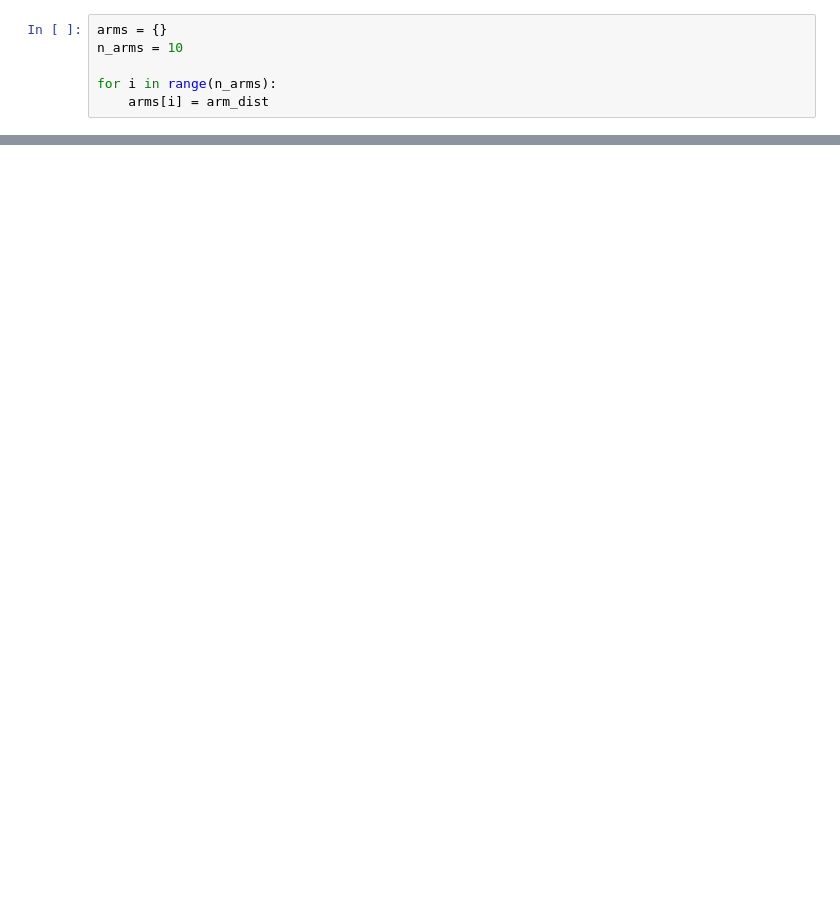
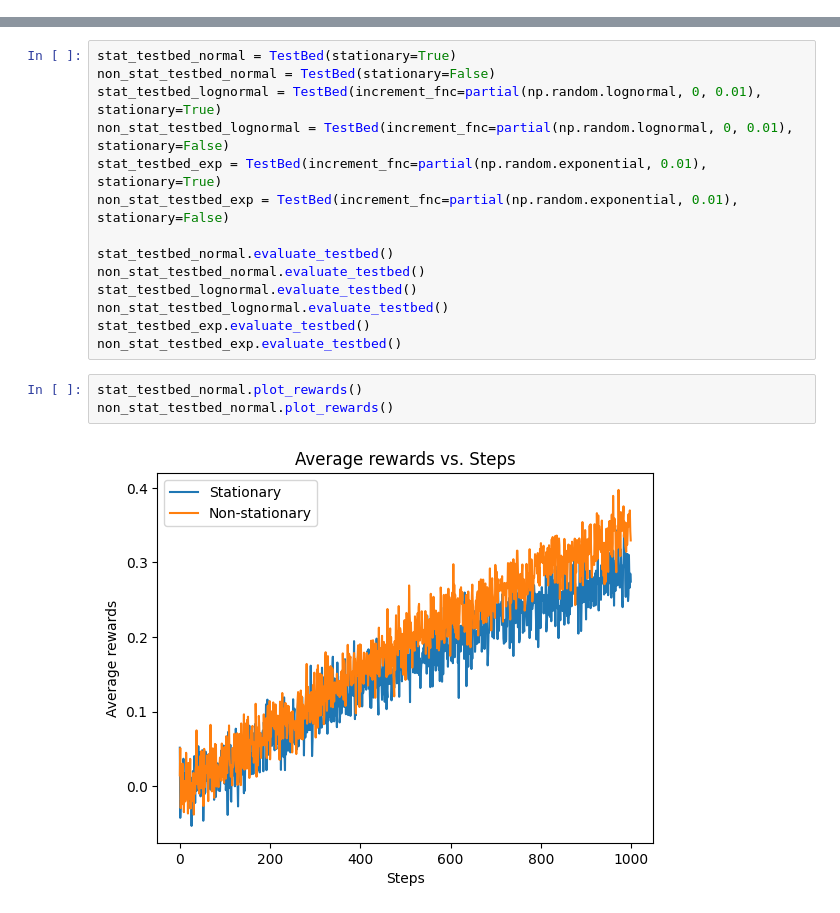
Before and after one commit to pnadelofficial/cs-0138-reinforcement-learning, a Jupyter notebook: assignment_1/testing.ipynb, the cells around one changed output, grey strips where cells are left out. Saved outputs shown, nothing was run; the diff lists cells and outputs as text; blank space fills up the shorter version.

```diff
--- a/assignment_1/testing.ipynb
+++ b/assignment_1/testing.ipynb
@@ -6,6 +0,0 @@ def arm_dist(q):
-# %%
-arms = {}
-n_arms = 10
-
-for i in range(n_arms):
-    arms[i] = arm_dist
@@ -181,0 +123,19 @@ mab_10.plot_rewards(non_stat_average_rewards, label="Nonstationary update")
+# %%
+stat_testbed_normal = TestBed(stationary=True)
+non_stat_testbed_normal = TestBed(stationary=False)
+stat_testbed_lognormal = TestBed(increment_fnc=partial(np.random.lognormal, 0, 0.01), stationary=True)
+non_stat_testbed_lognormal = TestBed(increment_fnc=partial(np.random.lognormal, 0, 0.01), stationary=False)
+stat_testbed_exp = TestBed(increment_fnc=partial(np.random.exponential, 0.01), stationary=True)
+non_stat_testbed_exp = TestBed(increment_fnc=partial(np.random.exponential, 0.01), stationary=False)
+
+stat_testbed_normal.evaluate_testbed()
+non_stat_testbed_normal.evaluate_testbed()
+stat_testbed_lognormal.evaluate_testbed()
+non_stat_testbed_lognormal.evaluate_testbed()
+stat_testbed_exp.evaluate_testbed()
+non_stat_testbed_exp.evaluate_testbed()
+# %%
+stat_testbed_normal.plot_rewards()
+non_stat_testbed_normal.plot_rewards()
+# %% [output]
+[figure, added]
```
Also changed, not shown: parts of 14 cells of this notebook, 1 other file.
